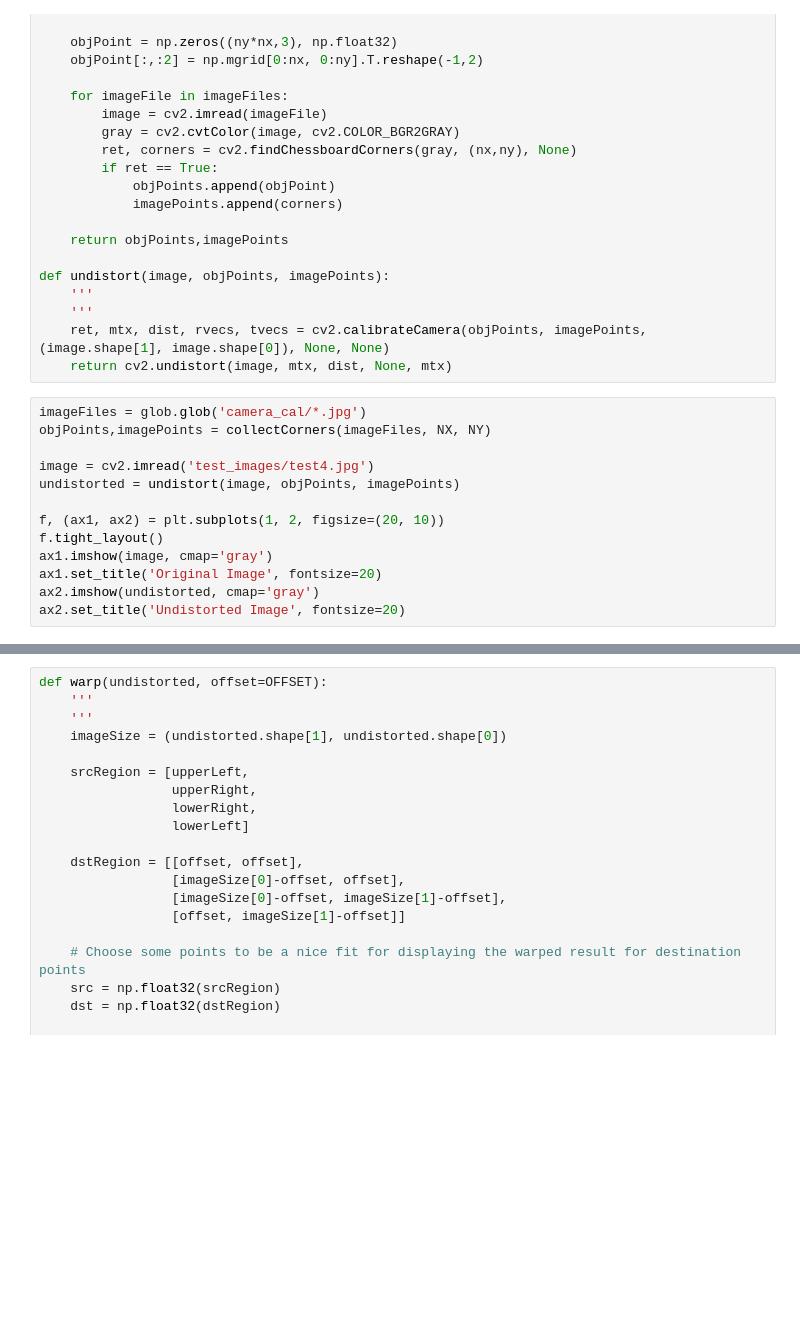
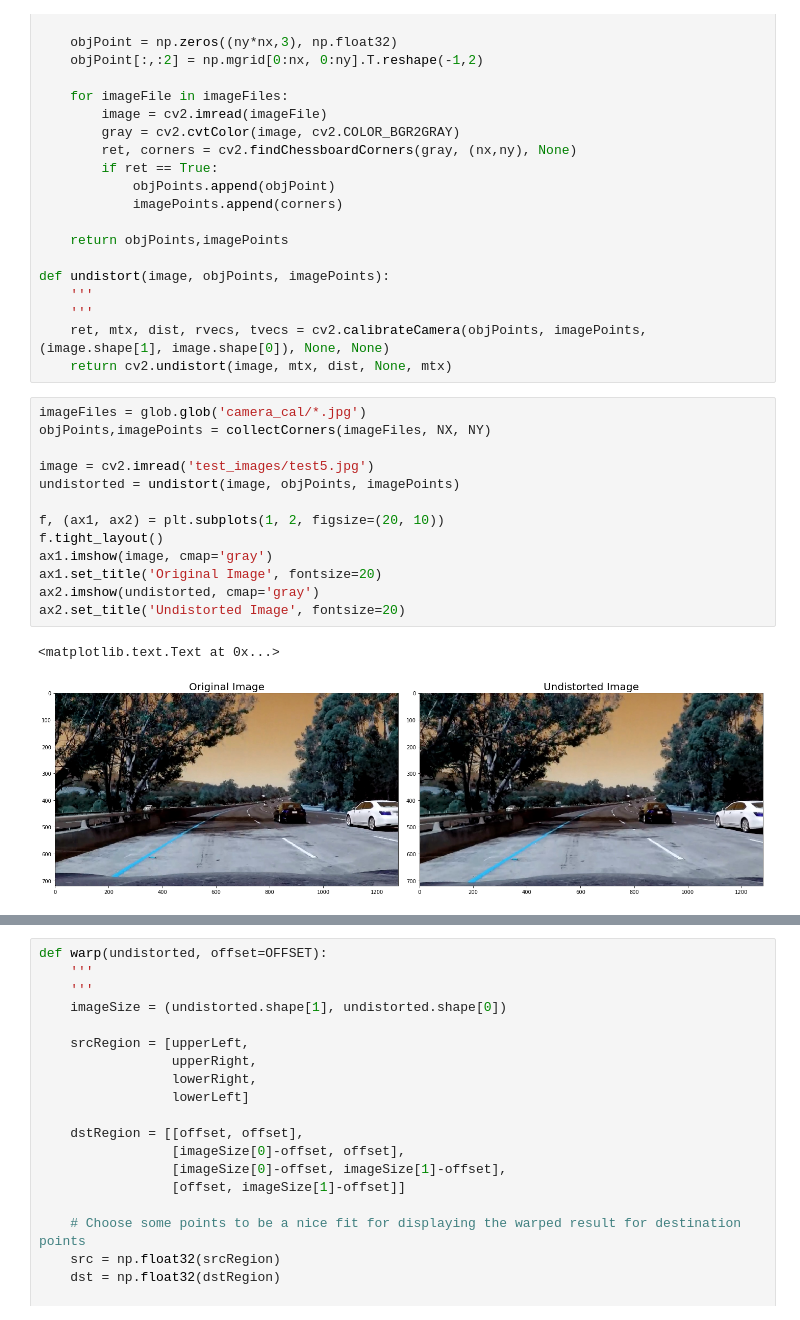
Before and after one commit to mille-printemps/sdc-term1-project4-advanced-lane-finding, a Jupyter notebook: P4.ipynb, the cells around one changed output, grey strips where cells are left out. Saved outputs shown, nothing was run; the diff lists cells and outputs as text; blank space fills up the shorter version.

```diff
--- a/P4.ipynb
+++ b/P4.ipynb
@@ -37,16 +37,19 @@ def undistort(image, objPoints, imagePoints):
 # %%
 imageFiles = glob.glob('camera_cal/*.jpg')
 objPoints,imagePoints = collectCorners(imageFiles, NX, NY)
 
-image = cv2.imread('test_images/test4.jpg')
+image = cv2.imread('test_images/test5.jpg')
 undistorted = undistort(image, objPoints, imagePoints)
 
 f, (ax1, ax2) = plt.subplots(1, 2, figsize=(20, 10))
 f.tight_layout()
 ax1.imshow(image, cmap='gray')
 ax1.set_title('Original Image', fontsize=20)
 ax2.imshow(undistorted, cmap='gray')
 ax2.set_title('Undistorted Image', fontsize=20)
+# %% [output]
+<matplotlib.text.Text at 0x...>
+[figure, added]
 # %%
 def thresholdColorGradient(undistorted, sThreshold=(130,255), xThreshold=(15,100)):
     '''
```
Also changed, not shown: parts of 10 cells of this notebook.
